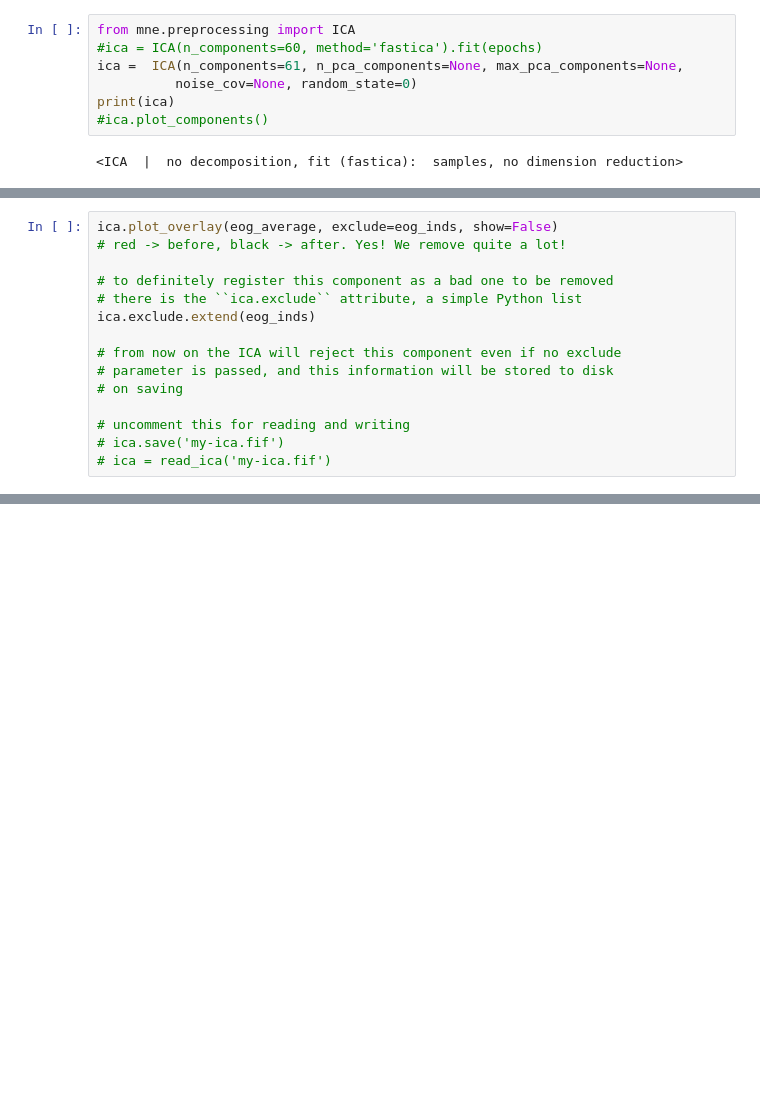
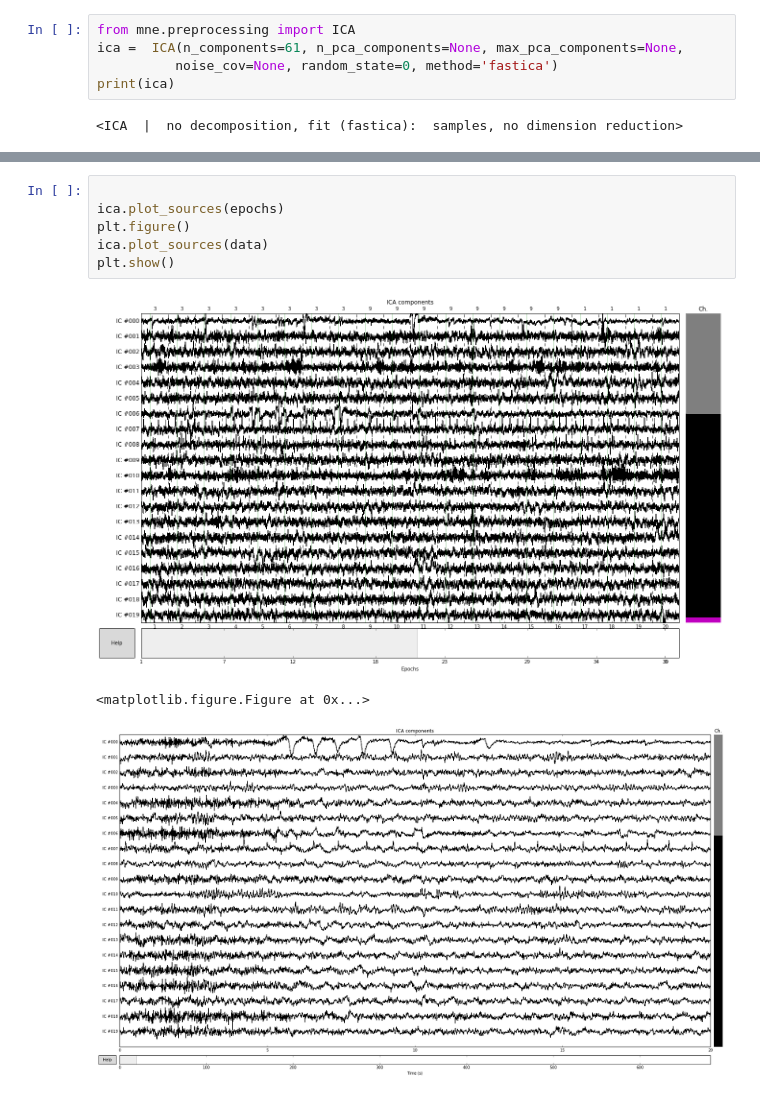
Before and after one commit to VitalyRS/cit, a Jupyter notebook: mne_read-totest-02.ipynb, the cells around one changed output, grey strips where cells are left out. Saved outputs shown, nothing was run; the diff lists cells and outputs as text; blank space fills up the shorter version.

```diff
--- a/mne_read-totest-02.ipynb
+++ b/mne_read-totest-02.ipynb
@@ -146,10 +127,8 @@ len(data.ch_names)
 # %%
 from mne.preprocessing import ICA
-#ica = ICA(n_components=60, method='fastica').fit(epochs)
 ica =  ICA(n_components=61, n_pca_components=None, max_pca_components=None,
-          noise_cov=None, random_state=0)
+          noise_cov=None, random_state=0, method='fastica')
 print(ica)
-#ica.plot_components()
 # %% [output]
 <ICA  |  no decomposition, fit (fastica):  samples, no dimension reduction>
 # %%
@@ -203,15 +141,0 @@ ica.plot_components(picks=[10,22,30], ch_type=None, res=64, layout=None, vmin=No
-# %%
-ica.plot_overlay(eog_average, exclude=eog_inds, show=False)
-# red -> before, black -> after. Yes! We remove quite a lot!
-
-# to definitely register this component as a bad one to be removed
-# there is the ``ica.exclude`` attribute, a simple Python list
-ica.exclude.extend(eog_inds)
-
-# from now on the ICA will reject this component even if no exclude
-# parameter is passed, and this information will be stored to disk
-# on saving
-
-# uncomment this for reading and writing
-# ica.save('my-ica.fif')
-# ica = read_ica('my-ica.fif')
@@ -231,0 +151,10 @@ ecg
+# %%
+
+ica.plot_sources(epochs)
+plt.figure()
+ica.plot_sources(data)
+plt.show()
+# %% [output]
+[figure, added]
+<matplotlib.figure.Figure at 0x...>
+[figure, added]
```
Also changed, not shown: parts of 29 cells of this notebook.
